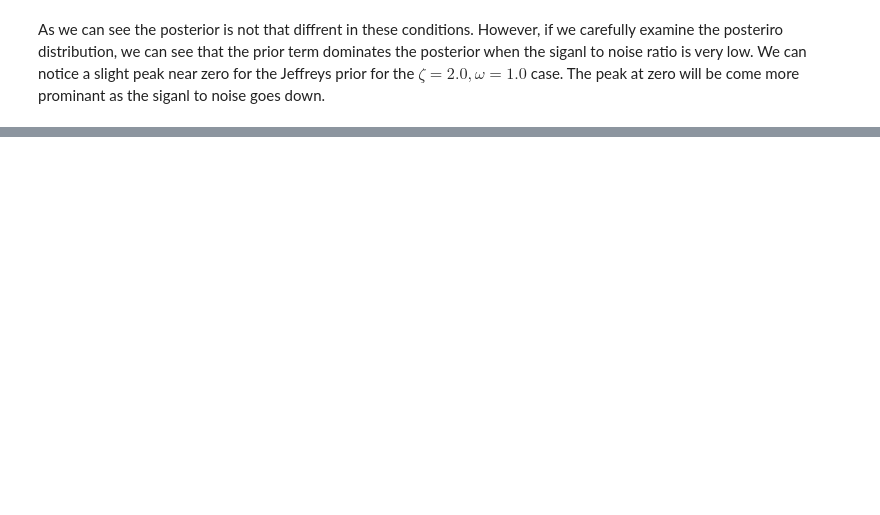
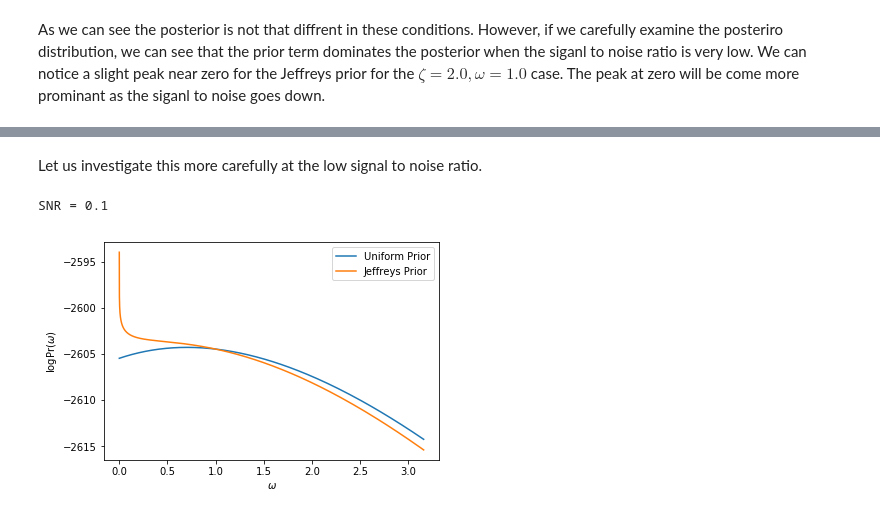
Before and after one commit to tbs1980/research-covariance-matrix-estimation, a Jupyter notebook: notes/univariate_gaussian/jupyter/2017_09_10_univariate_gaussian.ipynb, the cells around one changed output, grey strips where cells are left out. Cells and saved outputs as stored; diff of their text form; code cells hidden in the pictures; blank space fills up the shorter version.

```diff
--- a/notes/univariate_gaussian/jupyter/2017_09_10_univariate_gaussian.ipynb
+++ b/notes/univariate_gaussian/jupyter/2017_09_10_univariate_gaussian.ipynb
@@ -72,0 +73,19 @@ plt.legend(loc=0)
+# %% [markdown]
+Let us investigate this more carefully at the low signal to noise ratio.
+# %%
+zeta = 10.
+omega = 1.
+print("SNR = {}".format(omega/zeta))
+ys = generate_noisy_gaussian_random_variates(n_variates, zeta, omega)
+o = np.logspace(-5, 0.5, 1000)
+log_prob_o = log_posterior_distribution(ys, zeta, o)
+log_prob_o_p = log_posterior_distribution_jeffreys_omega(ys, zeta, o)
+plt.plot(o, log_prob_o, label=r"Uniform Prior".format(omega/zeta))
+plt.plot(o, log_prob_o_p, label=r"Jeffreys Prior".format(omega/zeta))
+plt.xlabel(r"$\omega$")
+plt.ylabel(r"$\log\Pr(\omega)$")
+plt.legend(loc=0)
+# plt.savefig("log_post_uniform_jeffreys.pdf")
+# %% [output]
+SNR = 0.1
+[figure, added]
```
Also changed, not shown: parts of 7 cells of this notebook, 2 other files.
